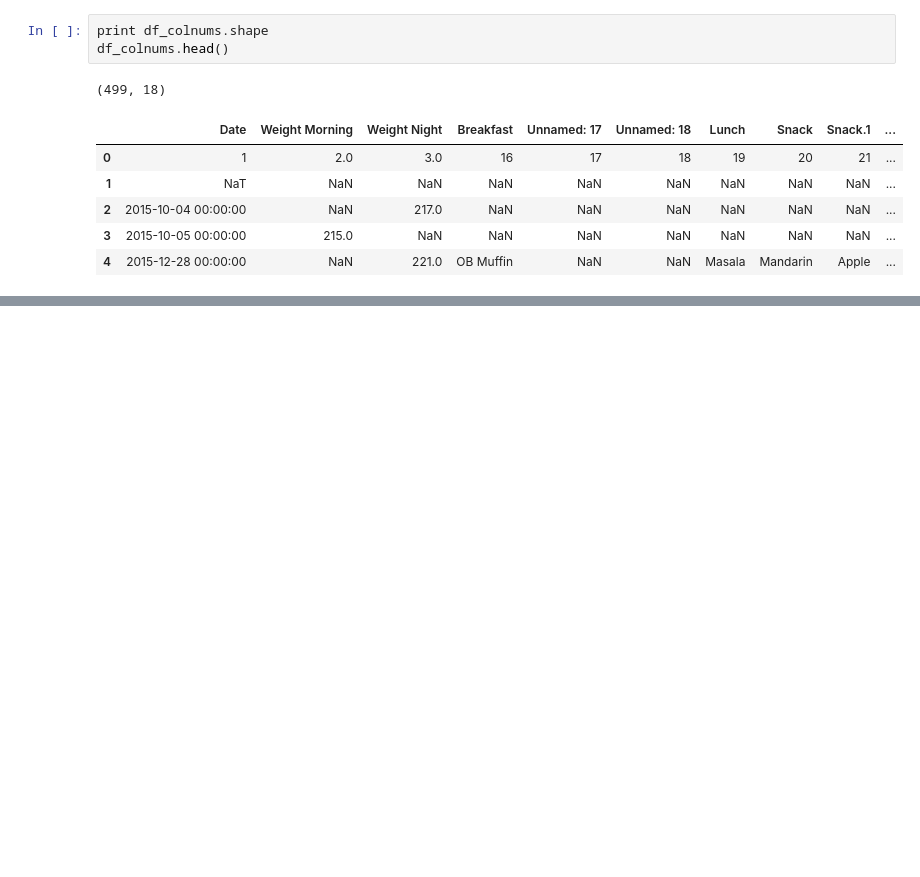
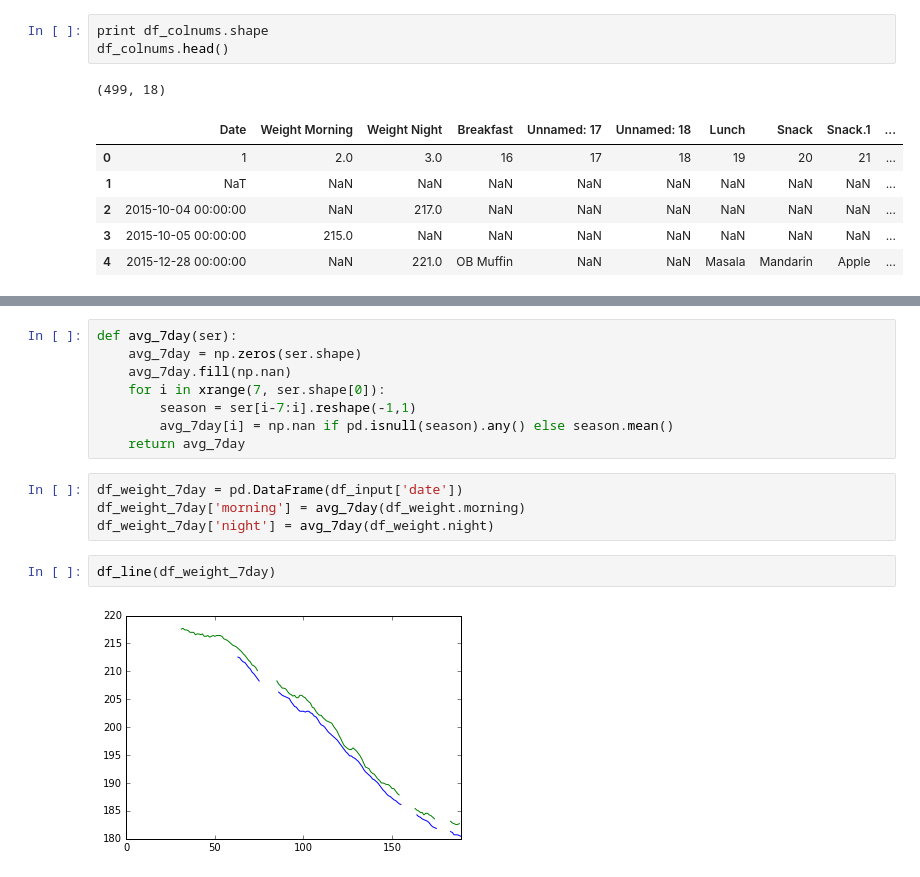
Before and after one commit to nathanmori/Profile-Linking, a Jupyter notebook: Data/Fitness/mine/Mine.ipynb, the cells around one changed output, grey strips where cells are left out. Drawn from its saved outputs; the diff is of its cells as text; blank space fills up the shorter version.

```diff
--- a/Data/Fitness/mine/Mine.ipynb
+++ b/Data/Fitness/mine/Mine.ipynb
@@ -116,0 +122,16 @@ df_weight.head()
+# %%
+def avg_7day(ser):
+    avg_7day = np.zeros(ser.shape)
+    avg_7day.fill(np.nan)
+    for i in xrange(7, ser.shape[0]):
+        season = ser[i-7:i].reshape(-1,1)
+        avg_7day[i] = np.nan if pd.isnull(season).any() else season.mean()
+    return avg_7day
+# %%
+df_weight_7day = pd.DataFrame(df_input['date'])
+df_weight_7day['morning'] = avg_7day(df_weight.morning)
+df_weight_7day['night'] = avg_7day(df_weight.night)
+# %%
+df_line(df_weight_7day)
+# %% [output]
+[figure, added]
```
Also changed, not shown: parts of 11 cells of this notebook.
